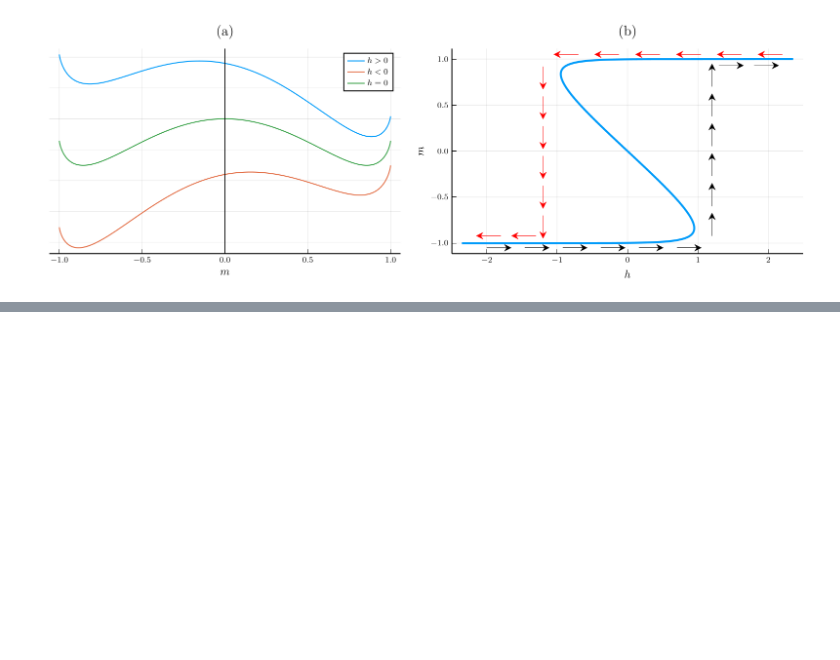
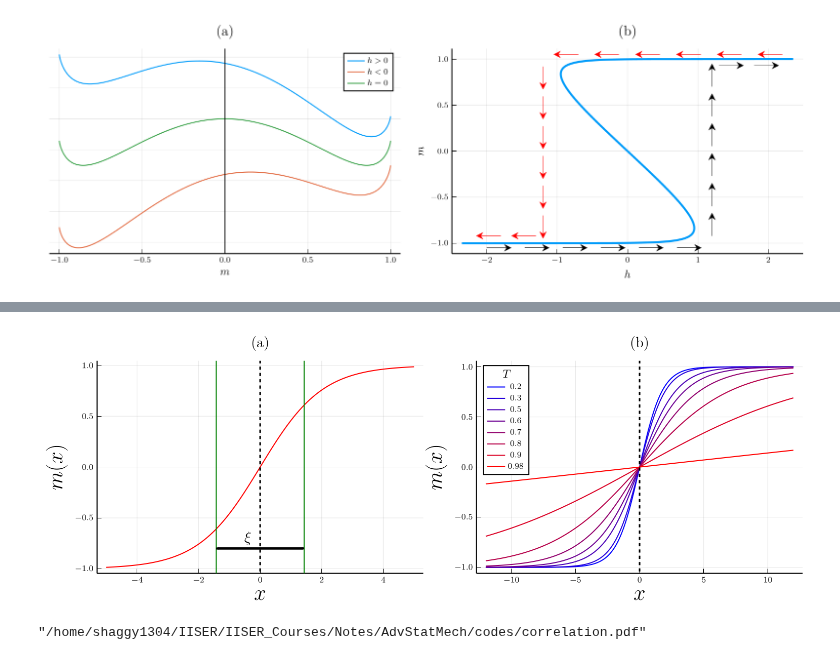
Before and after one commit to LoneWolf1304/Notes, a Jupyter notebook: AdvStatMech/codes/some_plots.ipynb, the cells around one changed output, grey strips where cells are left out. Saved outputs shown, nothing was run; the diff lists cells and outputs as text; code cells hidden in the pictures; blank space fills up the shorter version.

```diff
--- a/AdvStatMech/codes/some_plots.ipynb
+++ b/AdvStatMech/codes/some_plots.ipynb
@@ -272,0 +321,8 @@ plot(p2,p1, size=(1100, 350))
+# %%
+plot(p2,p1, size=(1000,350))
+# %% [output]
+[figure, added]
+# %%
+savefig("correlation.pdf")
+# %% [output]
+"/home/shaggy1304/IISER/IISER_Courses/Notes/AdvStatMech/codes/correlation.pdf"
```
Also changed, not shown: parts of 6 cells of this notebook, 10 other files.
